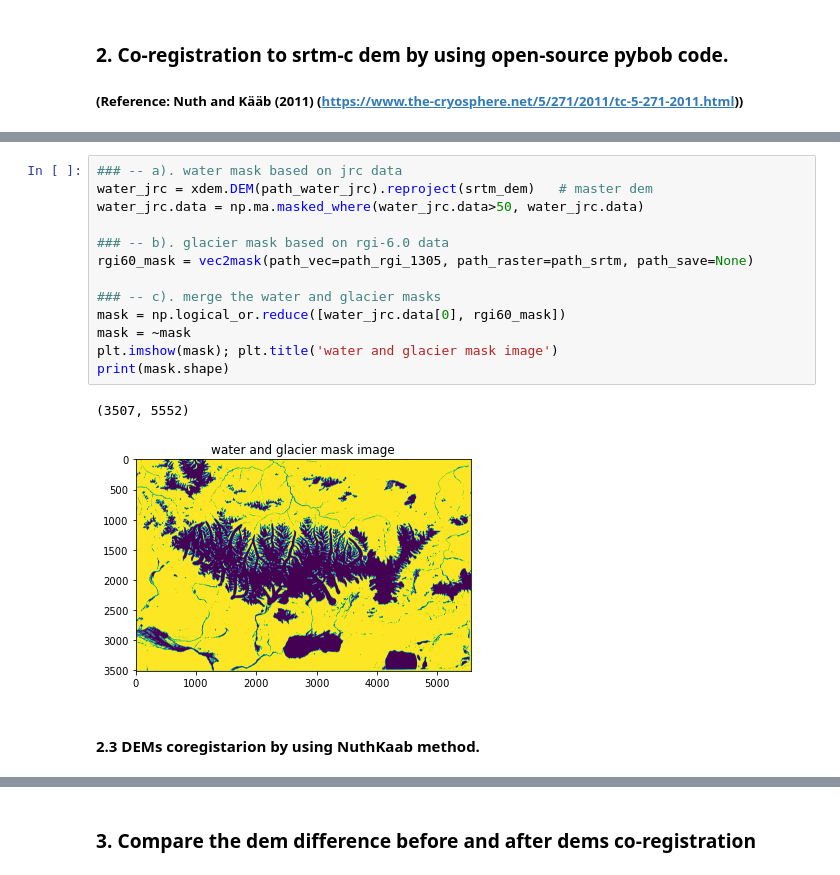
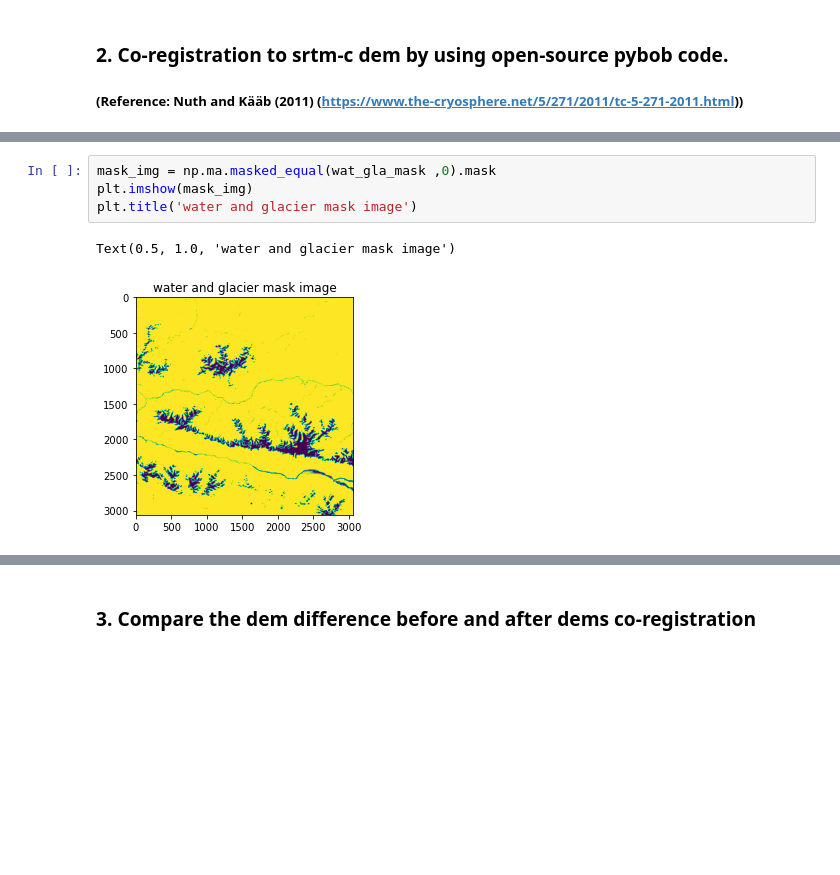
Before and after one commit to xinluo2018/Glacier-in-SETP, a Jupyter notebook: notebooks/dems_coreg_demo.ipynb, the cells around one changed output, grey strips where cells are left out. Drawn from its saved outputs; the diff is of its cells as text; blank space fills up the shorter version.

```diff
--- a/notebooks/dems_coreg_demo.ipynb
+++ b/notebooks/dems_coreg_demo.ipynb
@@ -47,19 +52,8 @@ srtm_dem = srtm_dem.reproject(tandem_dem)   # ensure the geo-info are completely
-# %%
-### -- a). water mask based on jrc data
-water_jrc = xdem.DEM(path_water_jrc).reproject(srtm_dem)   # master dem
-water_jrc.data = np.ma.masked_where(water_jrc.data>50, water_jrc.data)
-
-### -- b). glacier mask based on rgi-6.0 data
-rgi60_mask = vec2mask(path_vec=path_rgi_1305, path_raster=path_srtm, path_save=None)
-
-### -- c). merge the water and glacier masks
-mask = np.logical_or.reduce([water_jrc.data[0], rgi60_mask])
-mask = ~mask
-plt.imshow(mask); plt.title('water and glacier mask image')
-print(mask.shape)
-# %% [output]
-(3507, 5552)
-[figure, removed]
-# %% [markdown]
-#### 2.3 DEMs coregistarion by using NuthKaab method.
+# %%
+mask_img = np.ma.masked_equal(wat_gla_mask ,0).mask
+plt.imshow(mask_img)
+plt.title('water and glacier mask image')
+# %% [output]
+Text(0.5, 1.0, 'water and glacier mask image')
+[figure, added]
 # %%
```
Also changed, not shown: parts of 13 cells of this notebook, 32 other files.
